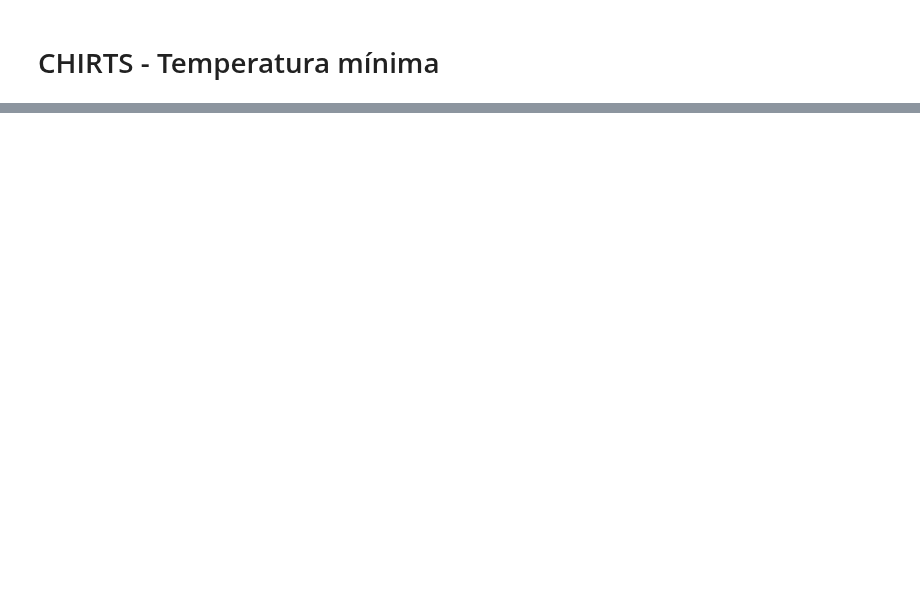
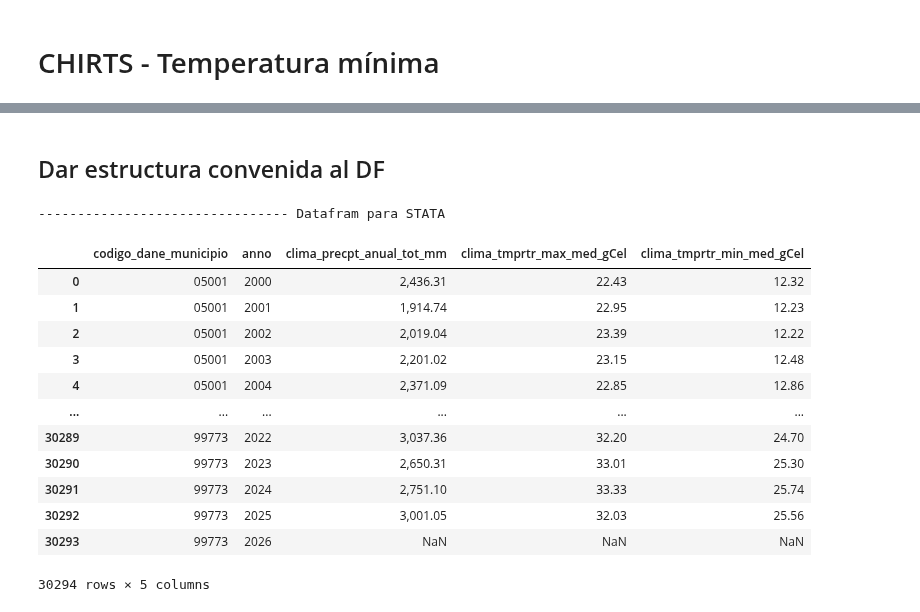
Before and after one commit to JC-AlfonsoR/PEG-mining-agriculture, a Jupyter notebook: engines/e1011_calcularIndicadoresEspacialesClima.ipynb, the cells around one changed output, grey strips where cells are left out. Drawn from its saved outputs; the diff is of its cells as text; code cells hidden in the pictures; blank space fills up the shorter version.

```diff
--- a/engines/e1011_calcularIndicadoresEspacialesClima.ipynb
+++ b/engines/e1011_calcularIndicadoresEspacialesClima.ipynb
@@ -469,0 +547,35 @@ Filas: 3,366
+# %% [markdown]
+## Dar estructura convenida al DF
+# %%
+# Asignar nombres de varibales para usar en STATA
+df_clima_anual_stata = df_clima_anual.copy()
+
+# Nombres de columnas
+df_clima_anual_stata = df_clima_anual_stata.rename(
+    columns={
+        "mpio_cdpmp":COL_ID_MUNICIPIO,
+        "anno":COL_ANNO,
+        "precipitacion_anual":"clima_precpt_anual_tot_mm",
+        "Tmax_media_anual":"clima_tmprtr_max_med_gCel",
+        "Tmin_media_anual":"clima_tmprtr_min_med_gCel",
+    }
+)
+
+# Mostrar DF
+print(MSC_SEPARADOR, "Datafram para STATA")
+display(df_clima_anual_stata)
+# %% [output]
+-------------------------------- Datafram para STATA
+|  | codigo_dane_municipio | anno | clima_precpt_anual_tot_mm | clima_tmprtr_max_med_gCel | clima_tmprtr_min_med_gCel |
+| 0 | 05001 | 2000 | 2,436.31 | 22.43 | 12.32 |
+| 1 | 05001 | 2001 | 1,914.74 | 22.95 | 12.23 |
+| 2 | 05001 | 2002 | 2,019.04 | 23.39 | 12.22 |
+| 3 | 05001 | 2003 | 2,201.02 | 23.15 | 12.48 |
+| 4 | 05001 | 2004 | 2,371.09 | 22.85 | 12.86 |
+| ... | ... | ... | ... | ... | ... |
+| 30289 | 99773 | 2022 | 3,037.36 | 32.20 | 24.70 |
+| 30290 | 99773 | 2023 | 2,650.31 | 33.01 | 25.30 |
+| 30291 | 99773 | 2024 | 2,751.10 | 33.33 | 25.74 |
+| 30292 | 99773 | 2025 | 3,001.05 | 32.03 | 25.56 |
+| 30293 | 99773 | 2026 | NaN | NaN | NaN |
+30294 rows × 5 columns
```
Also changed, not shown: parts of 15 cells of this notebook, 1 other file.
